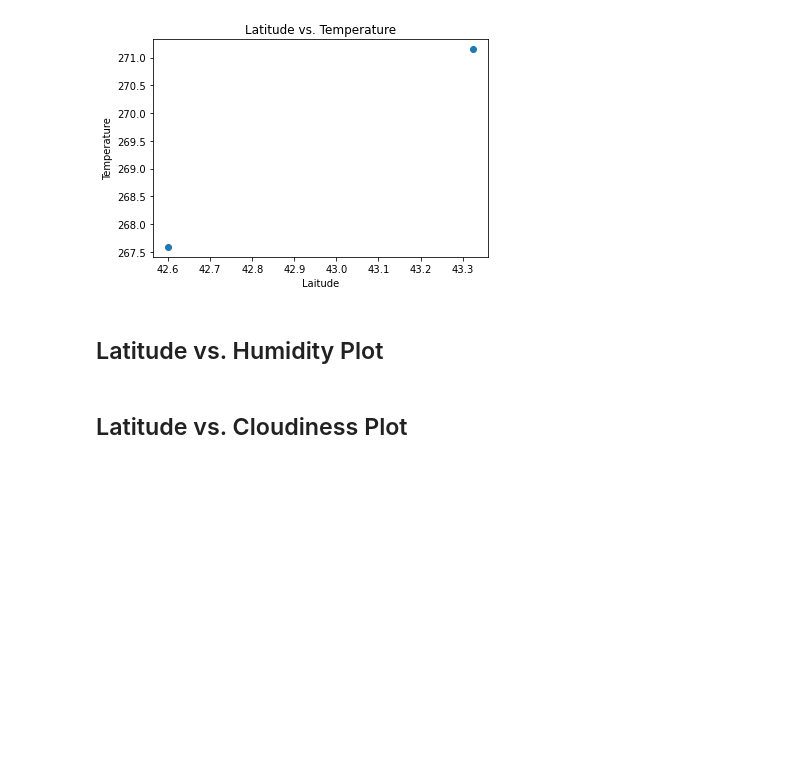
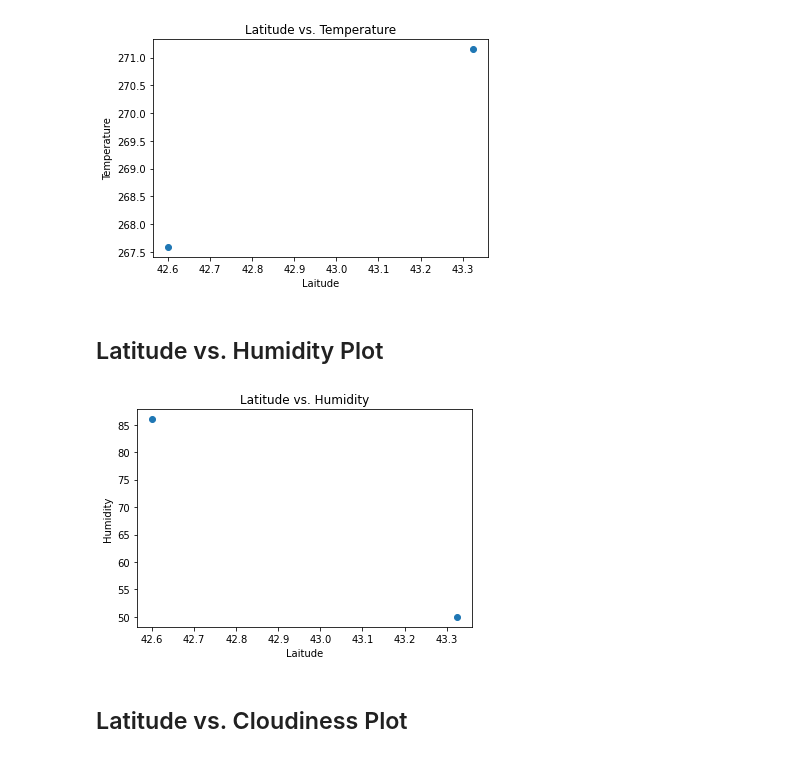
Before and after one commit to NoahLeVoir/Python-Api-Challenge, a Jupyter notebook: WeatherPy/WeatherPy.ipynb, the cells around one changed output. Cells and saved outputs as stored; diff of their text form; code cells hidden in the pictures; blank space fills up the shorter version.

Commit message:
Generated other scatterplots - to be cleaned later on

```diff
--- a/WeatherPy/WeatherPy.ipynb
+++ b/WeatherPy/WeatherPy.ipynb
@@ -244,5 +244,18 @@ plt.show()
 [figure]
 # %% [markdown]
 ## Latitude vs. Humidity Plot
+# %%
+# Create Latitude vs. Humidity scatter plot
+plt.scatter(cleaned_data_df["Lat"], cleaned_data_df["Humidity"])
+
+# Set the title and x and y labels of the plot
+plt.title("Latitude vs. Humidity")
+plt.xlabel("Laitude")
+plt.ylabel("Humidity")
+
+# Best practice to use plt.show()
+plt.show()
+# %% [output]
+[figure, added]
 # %% [markdown]
 ## Latitude vs. Cloudiness Plot
```
Also changed, not shown: parts of 2 cells of this notebook.
